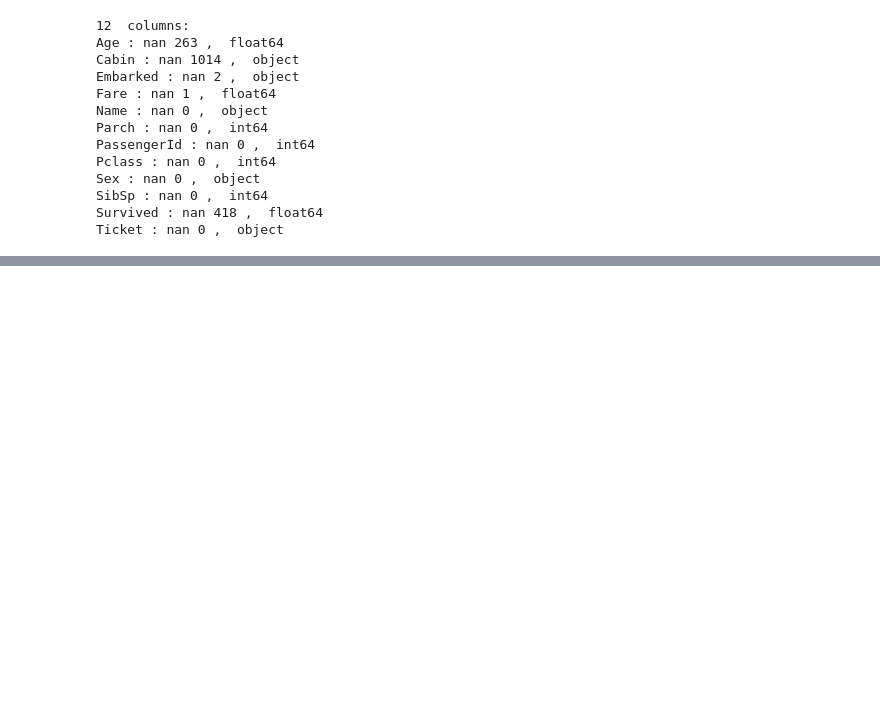
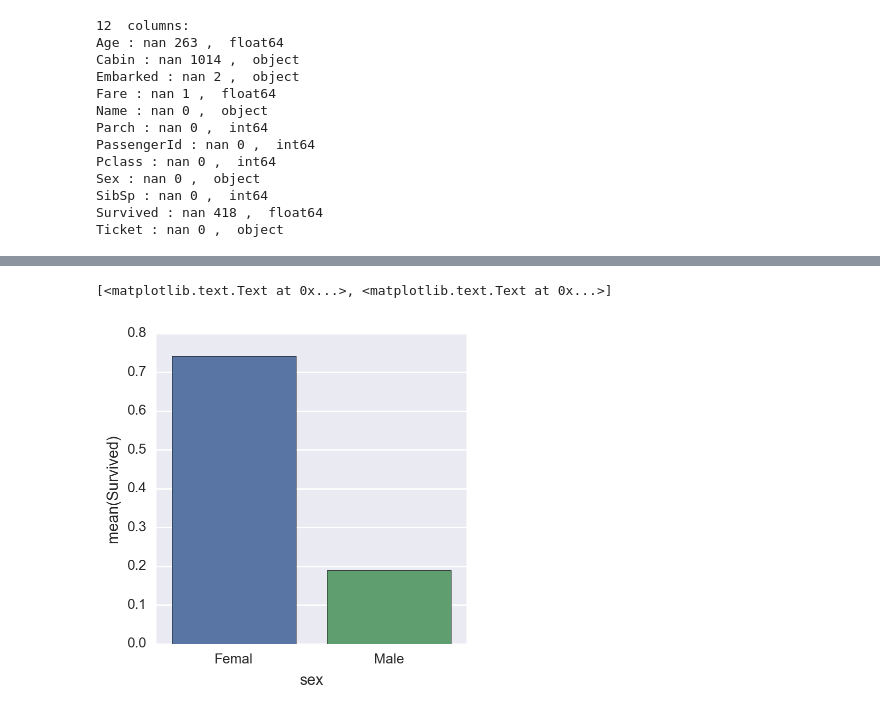
Before and after one commit to dangspin/Kaggle, a Jupyter notebook: Titanic/MyTitanic.ipynb, the cells around one changed output, grey strips where cells are left out. Drawn from its saved outputs; the diff is of its cells as text; code cells hidden in the pictures; blank space fills up the shorter version.

```diff
--- a/Titanic/MyTitanic.ipynb
+++ b/Titanic/MyTitanic.ipynb
@@ -85,0 +255,11 @@ Ticket : nan 0 ,  object
+# %%
+fig, axes = plt.subplots(1, 1, figsize=(4,4))
+
+
+Sex=newdf[["sex", "Survived"]].groupby(['sex'],as_index=False).mean()
+
+sns.barplot(x='sex',y='Survived',data=Sex)
+axes.set_xticklabels(('Femal', 'Male'))
+# %% [output]
+[<matplotlib.text.Text at 0x...>, <matplotlib.text.Text at 0x...>]
+[figure, added]
```
Also changed, not shown: parts of 25 cells of this notebook.
